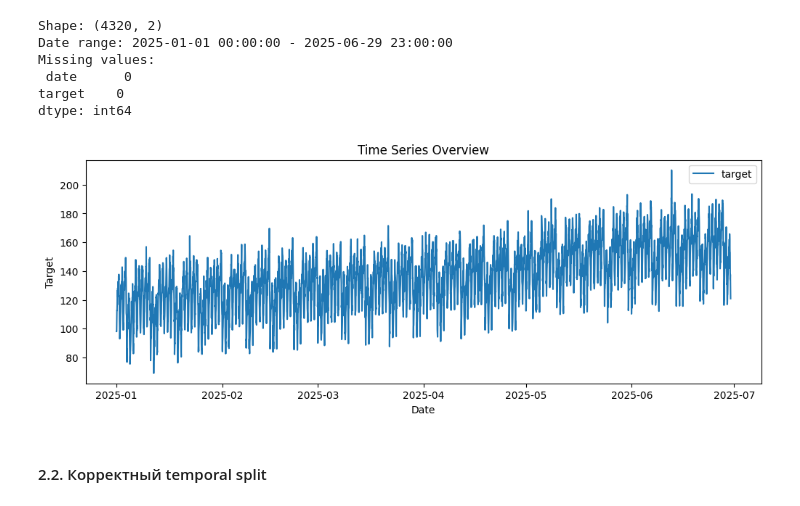
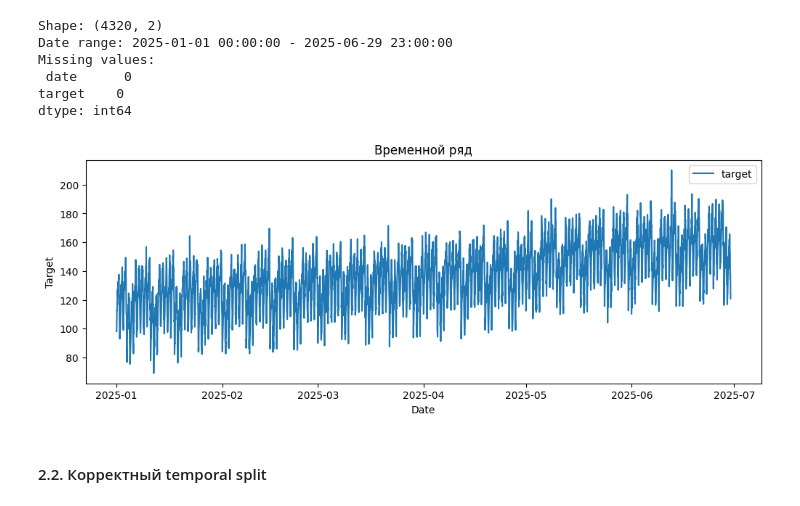
Before and after one commit to kovlpulse/aiengine, a Jupyter notebook: homeworks/HW12/HW12.ipynb, the cells around one changed output. Drawn from its saved outputs; the diff is of its cells as text; code cells hidden in the pictures.

```diff
--- a/homeworks/HW12/HW12.ipynb
+++ b/homeworks/HW12/HW12.ipynb
@@ -109,14 +109,14 @@ dtype: int64
 # %%
 # базовый график ряда
 plt.figure(figsize=(12,4))
 plt.plot(df['date'], df['target'], label='target')
 plt.xlabel("Date")
 plt.ylabel("Target")
-plt.title("Time Series Overview")
+plt.title("Временной ряд")
 plt.legend()
 plt.show()
 # %% [output]
-[figure, old version]
+[figure, new version]
 # %% [markdown]
 #### 2.2. Корректный temporal split
 # %%
```
Also changed, not shown: parts of 8 cells of this notebook, 6 other files.
